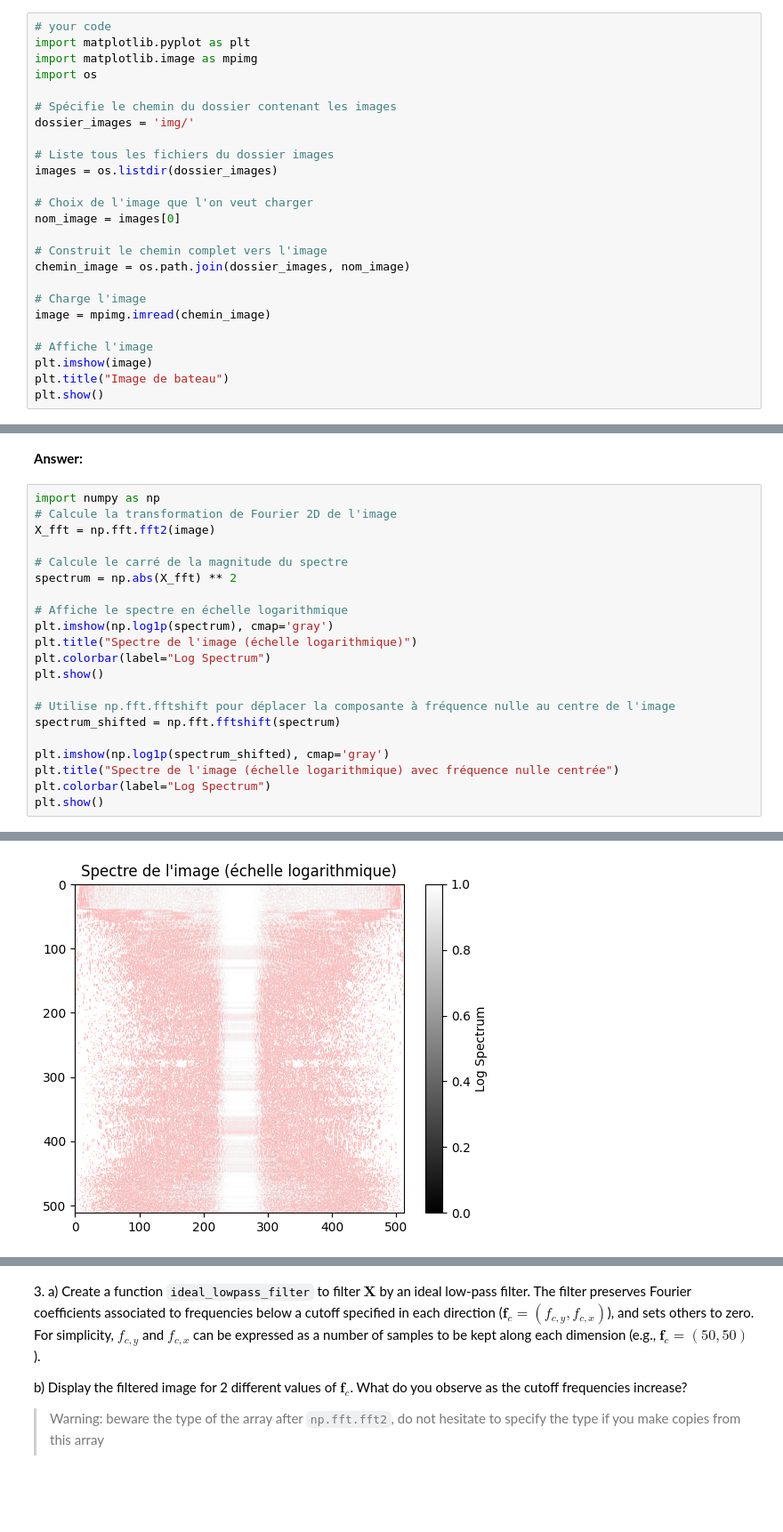
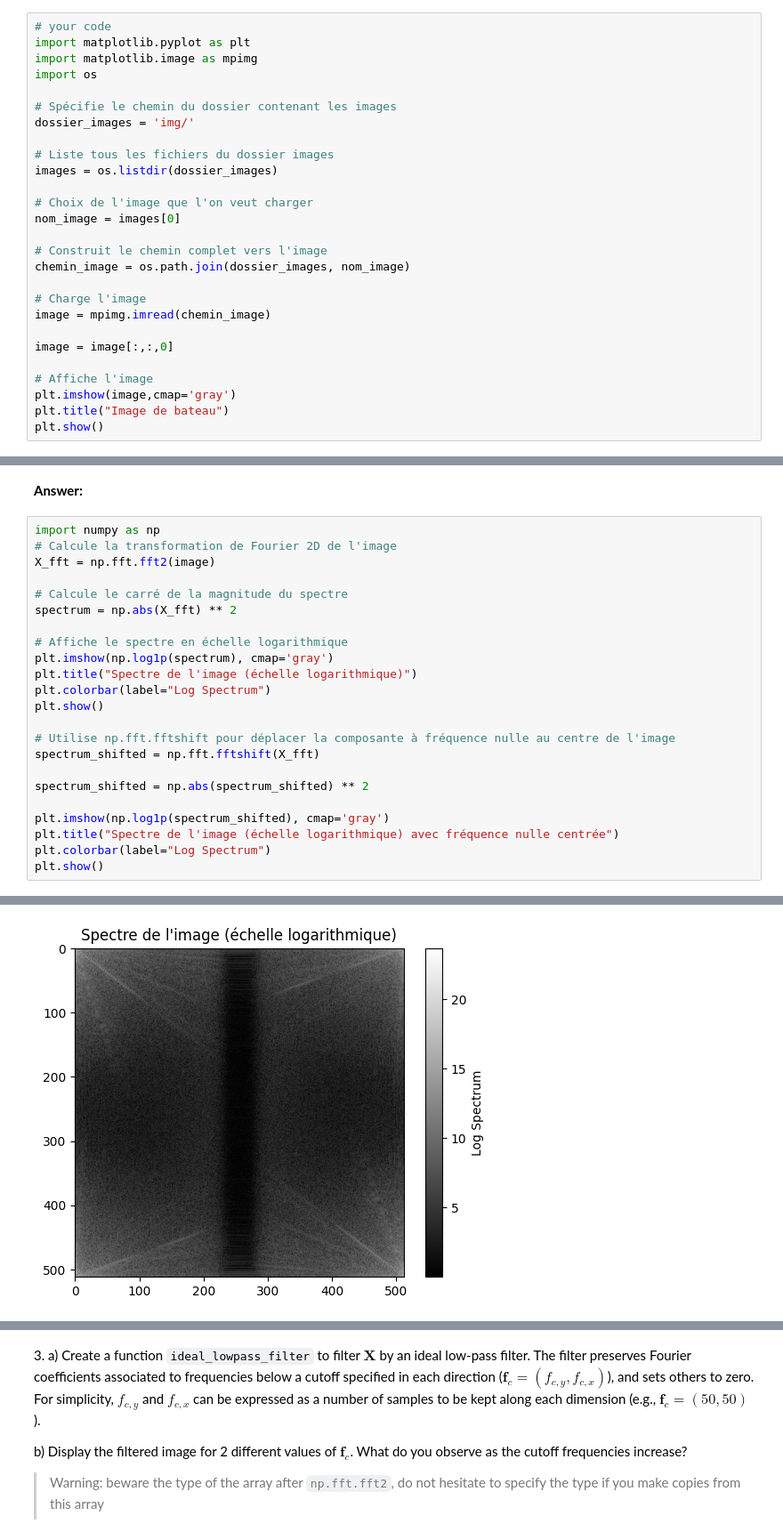
Before and after one commit to mcaron01/python_sdia, a Jupyter notebook: Labs/Lab3/lab3.ipynb, the cells around one changed output, grey strips where cells are left out. Shown at 89% size. Saved outputs shown, nothing was run; the diff lists cells and outputs as text; blank space fills up the shorter version.

```diff
--- a/Labs/Lab3/lab3.ipynb
+++ b/Labs/Lab3/lab3.ipynb
@@ -320,8 +320,10 @@ chemin_image = os.path.join(dossier_images, nom_image)
 # Charge l'image
 image = mpimg.imread(chemin_image)
 
+image = image[:,:,0]
+
 # Affiche l'image
-plt.imshow(image)
+plt.imshow(image,cmap='gray')
 plt.title("Image de bateau")
 plt.show()
 # %% [output]
@@ -349,7 +351,9 @@ plt.colorbar(label="Log Spectrum")
 plt.show()
 
 # Utilise np.fft.fftshift pour déplacer la composante à fréquence nulle au centre de l'image
-spectrum_shifted = np.fft.fftshift(spectrum)
+spectrum_shifted = np.fft.fftshift(X_fft)
+
+spectrum_shifted = np.abs(spectrum_shifted) ** 2
 
 plt.imshow(np.log1p(spectrum_shifted), cmap='gray')
 plt.title("Spectre de l'image (échelle logarithmique) avec fréquence nulle centrée")
@@ -360 +363 @@ Clipping input data to the valid range for imshow with RGB data ([0..1] for floa
-[figure, old version]
+[figure, new version]
```
Also changed, not shown: parts of 6 cells of this notebook.
